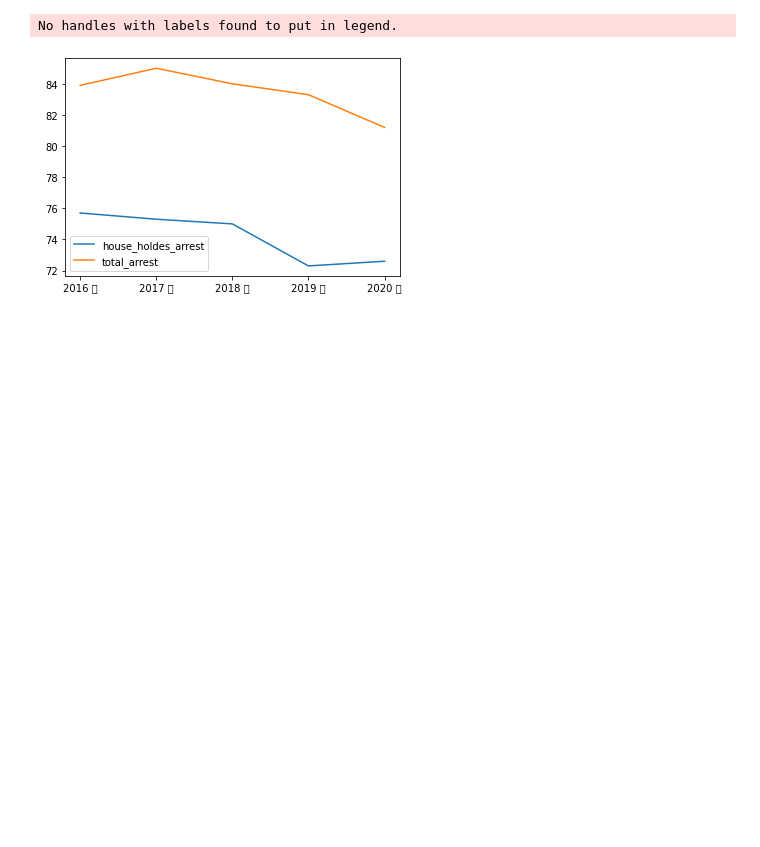
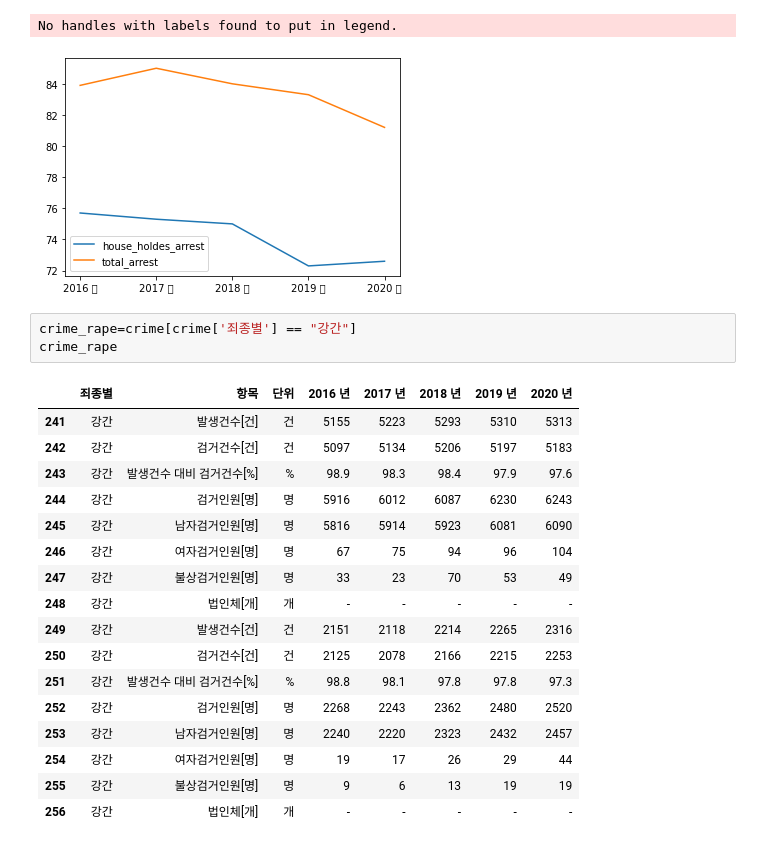
Before and after one commit to dlaghwls1104/ICU, a Jupyter notebook: Crime.ipynb, the cells around one changed output. Saved outputs shown, nothing was run; the diff lists cells and outputs as text; blank space fills up the shorter version.

```diff
--- a/Crime.ipynb
+++ b/Crime.ipynb
@@ -126,3 +126,24 @@ plt.show()	# 그래프를 화면에 보여줍니다
 # %% [output]
 No handles with labels found to put in legend.
 [figure]
+# %%
+crime_rape=crime[crime['죄종별'] == "강간"]
+crime_rape
+# %% [output]
+|  | 죄종별 | 항목 | 단위 | 2016 년 | 2017 년 | 2018 년 | 2019 년 | 2020 년 |
+| 241 | 강간 | 발생건수[건] | 건 | 5155 | 5223 | 5293 | 5310 | 5313 |
+| 242 | 강간 | 검거건수[건] | 건 | 5097 | 5134 | 5206 | 5197 | 5183 |
+| 243 | 강간 | 발생건수 대비 검거건수[%] | % | 98.9 | 98.3 | 98.4 | 97.9 | 97.6 |
+| 244 | 강간 | 검거인원[명] | 명 | 5916 | 6012 | 6087 | 6230 | 6243 |
+| 245 | 강간 | 남자검거인원[명] | 명 | 5816 | 5914 | 5923 | 6081 | 6090 |
+| 246 | 강간 | 여자검거인원[명] | 명 | 67 | 75 | 94 | 96 | 104 |
+| 247 | 강간 | 불상검거인원[명] | 명 | 33 | 23 | 70 | 53 | 49 |
+| 248 | 강간 | 법인체[개] | 개 | - | - | - | - | - |
+| 249 | 강간 | 발생건수[건] | 건 | 2151 | 2118 | 2214 | 2265 | 2316 |
+| 250 | 강간 | 검거건수[건] | 건 | 2125 | 2078 | 2166 | 2215 | 2253 |
+| 251 | 강간 | 발생건수 대비 검거건수[%] | % | 98.8 | 98.1 | 97.8 | 97.8 | 97.3 |
+| 252 | 강간 | 검거인원[명] | 명 | 2268 | 2243 | 2362 | 2480 | 2520 |
+| 253 | 강간 | 남자검거인원[명] | 명 | 2240 | 2220 | 2323 | 2432 | 2457 |
+| 254 | 강간 | 여자검거인원[명] | 명 | 19 | 17 | 26 | 29 | 44 |
+| 255 | 강간 | 불상검거인원[명] | 명 | 9 | 6 | 13 | 19 | 19 |
+| 256 | 강간 | 법인체[개] | 개 | - | - | - | - | - |
```
Also changed, not shown: parts of 4 cells of this notebook, 4 other files.
